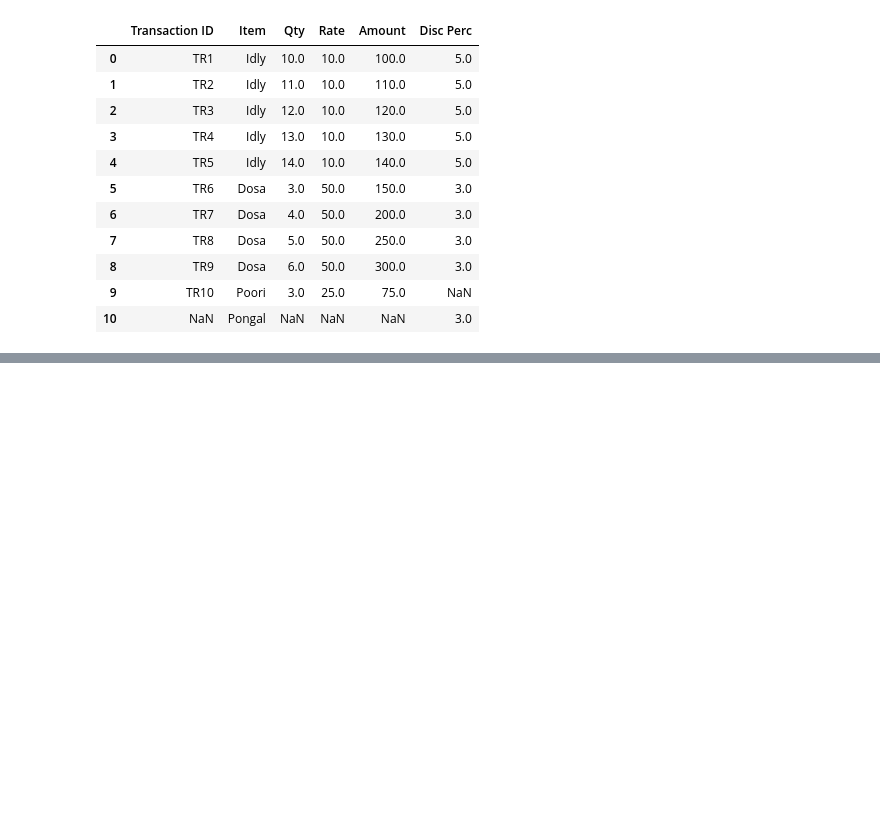
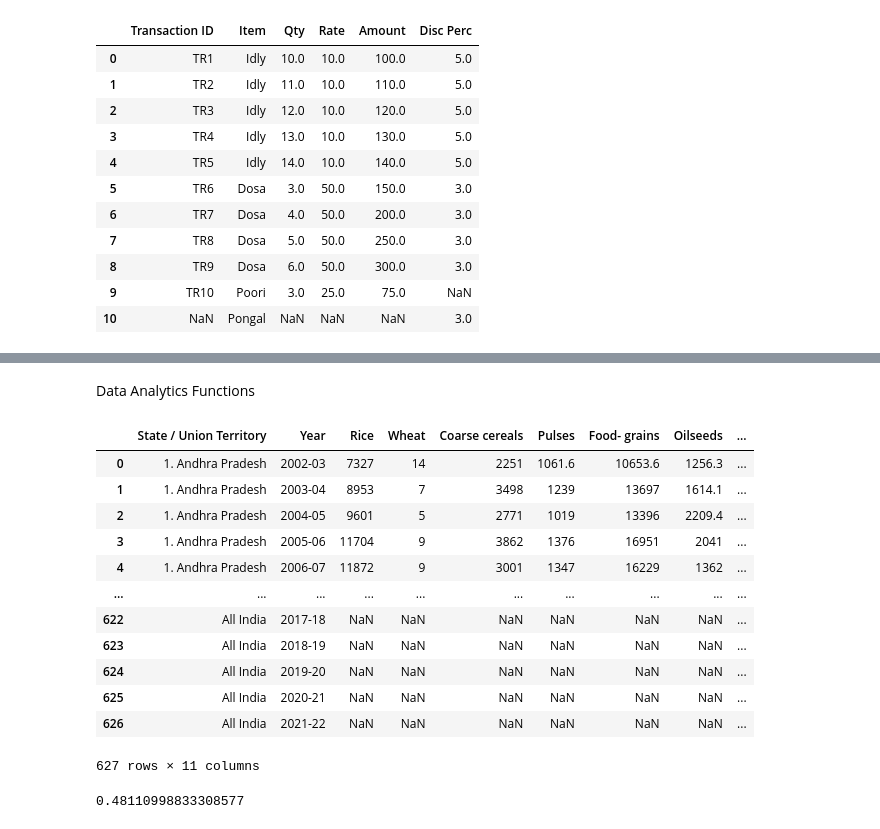
Before and after one commit to chandrakanthkarunakaran/Data-Analytics, a Jupyter notebook: Pandas.ipynb, the cells around one changed output, grey strips where cells are left out. Saved outputs shown, nothing was run; the diff lists cells and outputs as text; code cells hidden in the pictures; blank space fills up the shorter version.

```diff
--- a/Pandas.ipynb
+++ b/Pandas.ipynb
@@ -471,0 +706,22 @@ pd.merge(left=txnDF,right=dataTxn["DiscPerc"],how="outer",left_on="Item",right_o
+# %% [markdown]
+Data Analytics Functions
+# %%
+data
+# %% [output]
+|  | State / Union Territory | Year | Rice | Wheat | Coarse cereals | Pulses | Food- grains | Oilseeds | ... |
+| 0 | 1. Andhra Pradesh | 2002-03 | 7327 | 14 | 2251 | 1061.6 | 10653.6 | 1256.3 | ... |
+| 1 | 1. Andhra Pradesh | 2003-04 | 8953 | 7 | 3498 | 1239 | 13697 | 1614.1 | ... |
+| 2 | 1. Andhra Pradesh | 2004-05 | 9601 | 5 | 2771 | 1019 | 13396 | 2209.4 | ... |
+| 3 | 1. Andhra Pradesh | 2005-06 | 11704 | 9 | 3862 | 1376 | 16951 | 2041 | ... |
+| 4 | 1. Andhra Pradesh | 2006-07 | 11872 | 9 | 3001 | 1347 | 16229 | 1362 | ... |
+| ... | ... | ... | ... | ... | ... | ... | ... | ... | ... |
+| 622 | All India | 2017-18 | NaN | NaN | NaN | NaN | NaN | NaN | ... |
+| 623 | All India | 2018-19 | NaN | NaN | NaN | NaN | NaN | NaN | ... |
+| 624 | All India | 2019-20 | NaN | NaN | NaN | NaN | NaN | NaN | ... |
+| 625 | All India | 2020-21 | NaN | NaN | NaN | NaN | NaN | NaN | ... |
+| 626 | All India | 2021-22 | NaN | NaN | NaN | NaN | NaN | NaN | ... |
+627 rows × 11 columns
+# %%
+dataL1.Rice.corr(dataL1.Wheat)
+# %% [output]
+0.48110998833308577
```
Also changed, not shown: parts of 25 cells of this notebook, 2 other files.
